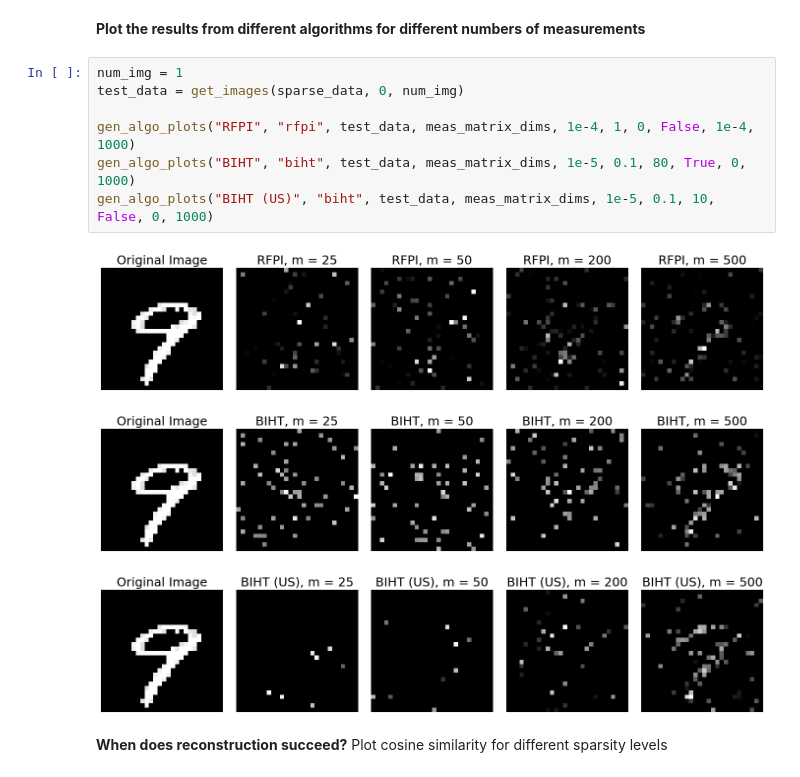
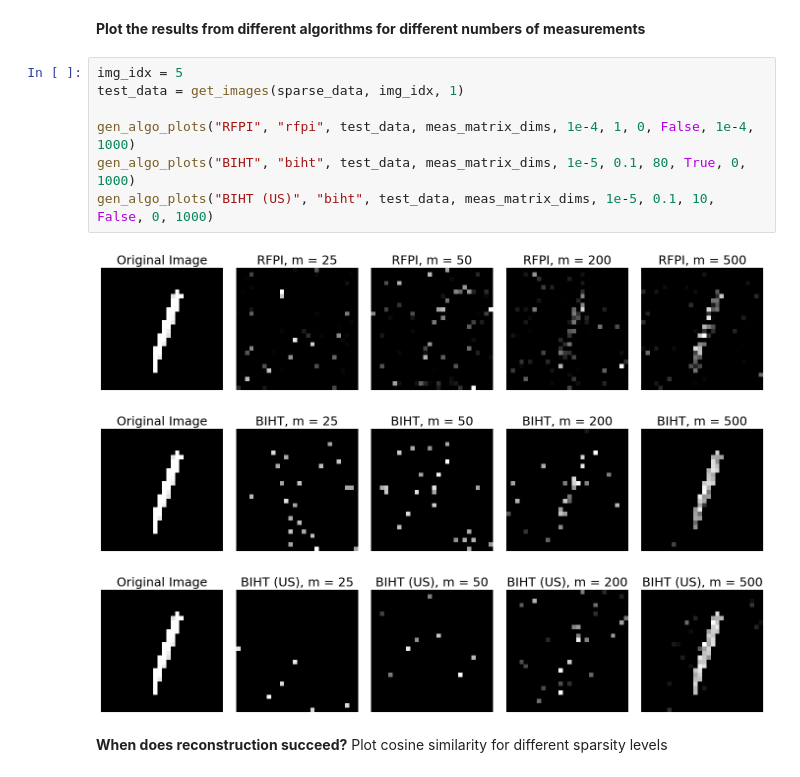
Before and after one commit to josephine-king/EE4740_ImageCompression, a Jupyter notebook: image_compression.ipynb, the cells around one changed output. Saved outputs shown, nothing was run; the diff lists cells and outputs as text.

```diff
--- a/image_compression.ipynb
+++ b/image_compression.ipynb
@@ -493,16 +513,16 @@ plt.show()
 # %% [markdown]
 **Plot the results from different algorithms for different numbers of measurements**
 # %%
-num_img = 1
-test_data = get_images(sparse_data, 0, num_img)
+img_idx = 5
+test_data = get_images(sparse_data, img_idx, 1)
 
 gen_algo_plots("RFPI", "rfpi", test_data, meas_matrix_dims, 1e-4, 1, 0, False, 1e-4, 1000)
 gen_algo_plots("BIHT", "biht", test_data, meas_matrix_dims, 1e-5, 0.1, 80, True, 0, 1000)
 gen_algo_plots("BIHT (US)", "biht", test_data, meas_matrix_dims, 1e-5, 0.1, 10, False, 0, 1000)
 # %% [output]
-[figure, old version]
+[figure, new version]
-[figure, old version]
+[figure, new version]
-[figure, old version]
+[figure, new version]
 # %% [markdown]
 **When does reconstruction succeed?** Plot cosine similarity for different sparsity levels
 # %%
```
Also changed, not shown: parts of 6 cells of this notebook.
